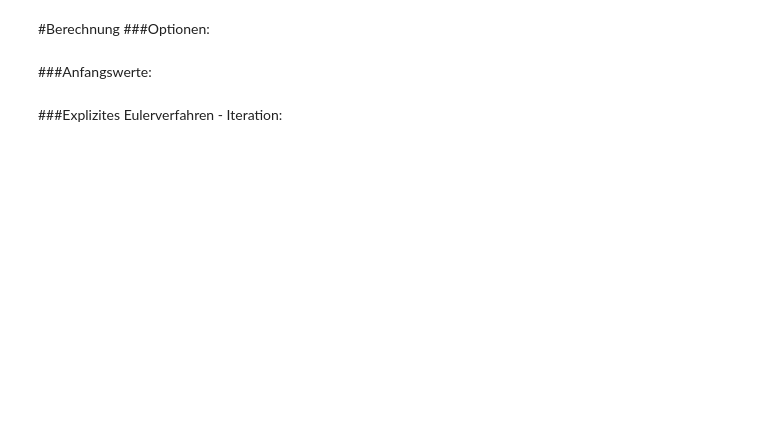
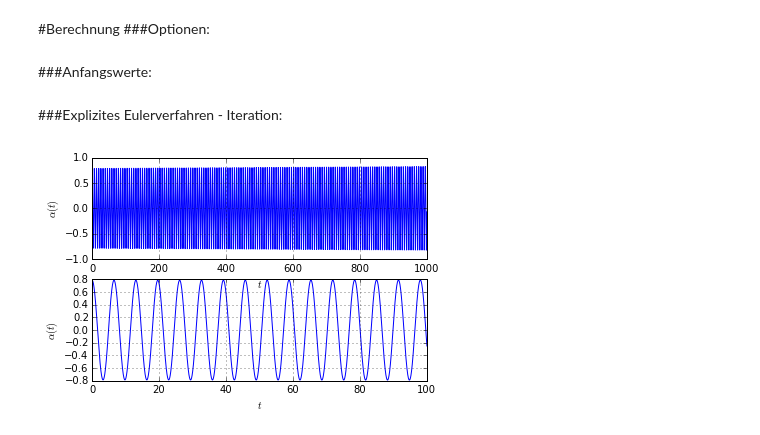
Before and after one commit to BerndSchwarzenbacher/numdiff, a Jupyter notebook: ueb1/aufgabe3.ipynb, the cells around one changed output. Saved outputs shown, nothing was run; the diff lists cells and outputs as text; code cells hidden in the pictures; blank space fills up the shorter version.

```diff
--- a/ueb1/aufgabe3.ipynb
+++ b/ueb1/aufgabe3.ipynb
@@ -34,7 +34,7 @@ $\begin{eqnarray}
 ###Optionen:
 # %%
 step = 10**(-4)
-max_time = 10**2
+max_time = 10**3
 mass = 1
 grav = 1
 length = 1
@@ -46,8 +46,8 @@ alpha_dot_0 = 0
 # %%
 sol_length = max_time/step
 time = np.arange(0, max_time, step)
-alpha = np.zeros(sol_length)
-alpha_dot = np.zeros(sol_length)
+alpha = np.zeros(sol_length, dtype='float64')
+alpha_dot = np.zeros(sol_length, dtype='float64')
 alpha[0] = alpha0
 alpha_dot[0] = alpha_dot_0
 # %% [markdown]
@@ -58 +59,15 @@ for i, t in enumerate(time[:-1]):
     alpha_dot[i+1] = alpha_dot[i] - step * math.sin(alpha[i])
+# %%
+plt.subplot(211)
+plt.plot(time[:1000/step], alpha[:1000/step])
+plt.ylabel(r'$\alpha(t)$')
+plt.xlabel(r'$t$')
+plt.grid()
+
+plt.subplot(212)
+plt.plot(time[:100/step], alpha[:100/step])
+plt.ylabel(r'$\alpha(t)$')
+plt.xlabel(r'$t$')
+plt.grid()
+# %% [output]
+[figure, added]
```
Also changed, not shown: parts of 9 cells of this notebook.
